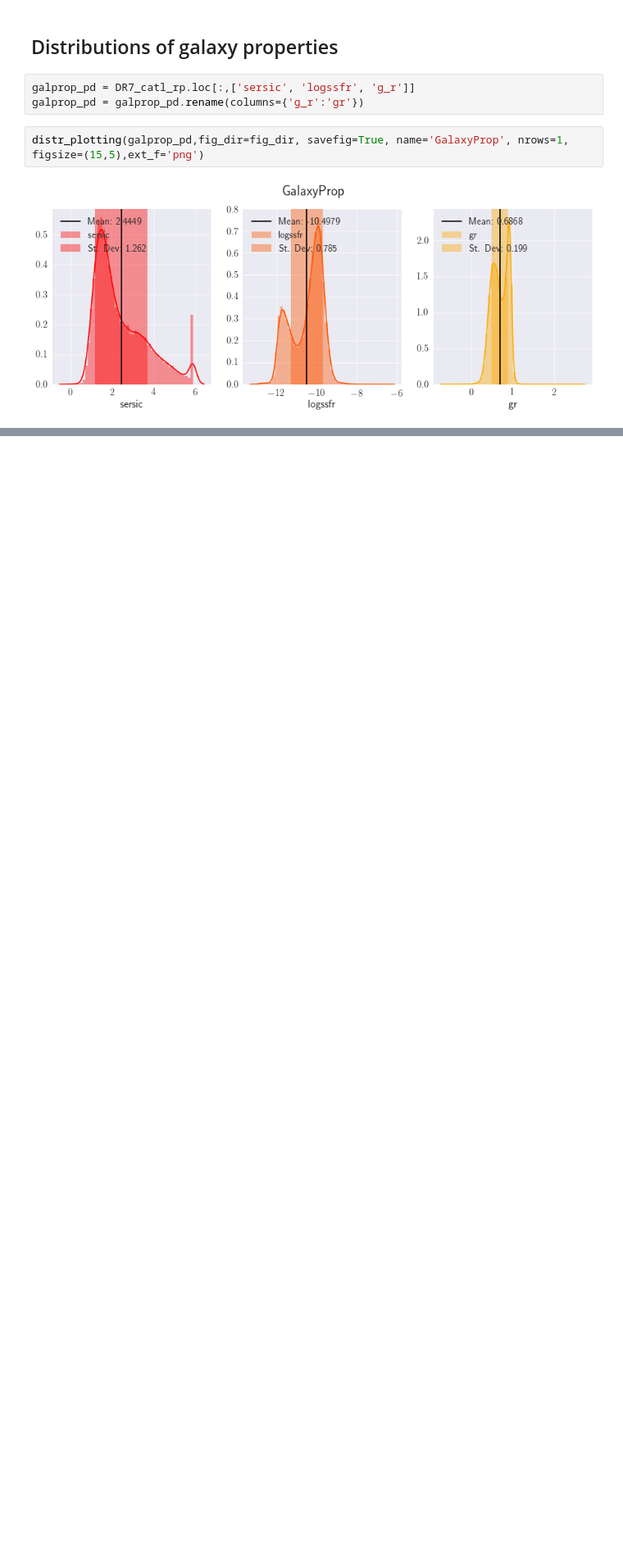
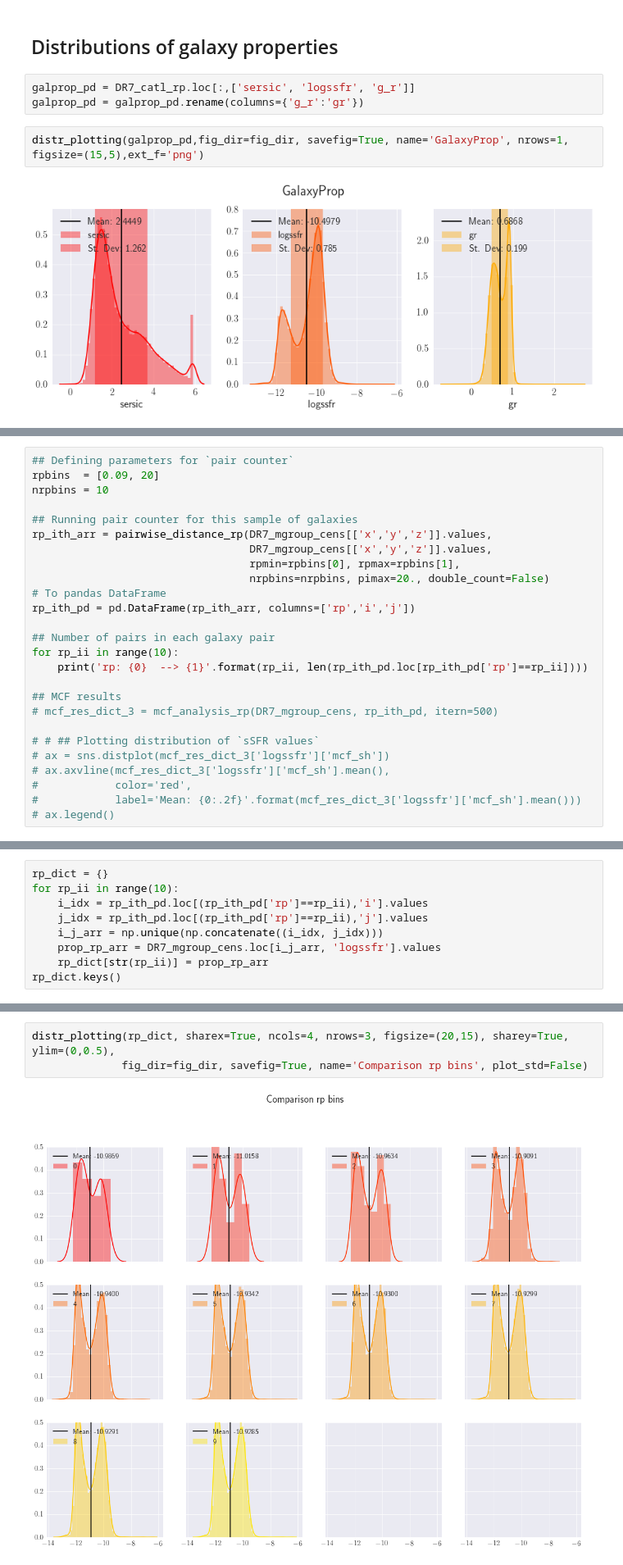
Before and after one commit to vcalderon2009/SDSS_Conformity_Analysis, a Jupyter notebook: notebooks/2.0-VC-Mark-Correlation-Function-Distributions-Testing.ipynb, the cells around one changed output, grey strips where cells are left out. Shown at 82% size. Drawn from its saved outputs; the diff is of its cells as text; blank space fills up the shorter version.

```diff
--- a/notebooks/2.0-VC-Mark-Correlation-Function-Distributions-Testing.ipynb
+++ b/notebooks/2.0-VC-Mark-Correlation-Function-Distributions-Testing.ipynb
@@ -727,0 +793,26 @@ distr_plotting(galprop_pd,fig_dir=fig_dir, savefig=True, name='GalaxyProp', nrow
+# %%
+## Defining parameters for `pair counter`
+rpbins  = [0.09, 20]
+nrpbins = 10
+
+## Running pair counter for this sample of galaxies
+rp_ith_arr = pairwise_distance_rp(DR7_mgroup_cens[['x','y','z']].values,
+                                  DR7_mgroup_cens[['x','y','z']].values,
+                                  rpmin=rpbins[0], rpmax=rpbins[1],
+                                  nrpbins=nrpbins, pimax=20., double_count=False)
+# To pandas DataFrame
+rp_ith_pd = pd.DataFrame(rp_ith_arr, columns=['rp','i','j'])
+
+## Number of pairs in each galaxy pair
+for rp_ii in range(10):
+    print('rp: {0}  --> {1}'.format(rp_ii, len(rp_ith_pd.loc[rp_ith_pd['rp']==rp_ii])))
+
+## MCF results
+# mcf_res_dict_3 = mcf_analysis_rp(DR7_mgroup_cens, rp_ith_pd, itern=500)
+
+# # ## Plotting distribution of `sSFR values`
+# ax = sns.distplot(mcf_res_dict_3['logssfr']['mcf_sh'])
+# ax.axvline(mcf_res_dict_3['logssfr']['mcf_sh'].mean(),
+#            color='red',
+#            label='Mean: {0:.2f}'.format(mcf_res_dict_3['logssfr']['mcf_sh'].mean()))
+# ax.legend()
@@ -727,0 +830,9 @@ distr_plotting(galprop_pd,fig_dir=fig_dir, savefig=True, name='GalaxyProp', nrow
+# %%
+rp_dict = {}
+for rp_ii in range(10):
+    i_idx = rp_ith_pd.loc[(rp_ith_pd['rp']==rp_ii),'i'].values
+    j_idx = rp_ith_pd.loc[(rp_ith_pd['rp']==rp_ii),'j'].values
+    i_j_arr = np.unique(np.concatenate((i_idx, j_idx)))
+    prop_rp_arr = DR7_mgroup_cens.loc[i_j_arr, 'logssfr'].values
+    rp_dict[str(rp_ii)] = prop_rp_arr
+rp_dict.keys()
@@ -727,0 +841,5 @@ distr_plotting(galprop_pd,fig_dir=fig_dir, savefig=True, name='GalaxyProp', nrow
+# %%
+distr_plotting(rp_dict, sharex=True, ncols=4, nrows=3, figsize=(20,15), sharey=True, ylim=(0,0.5),
+              fig_dir=fig_dir, savefig=True, name='Comparison rp bins', plot_std=False)
+# %% [output]
+[figure, added]
```
Also changed, not shown: parts of 12 cells of this notebook.
